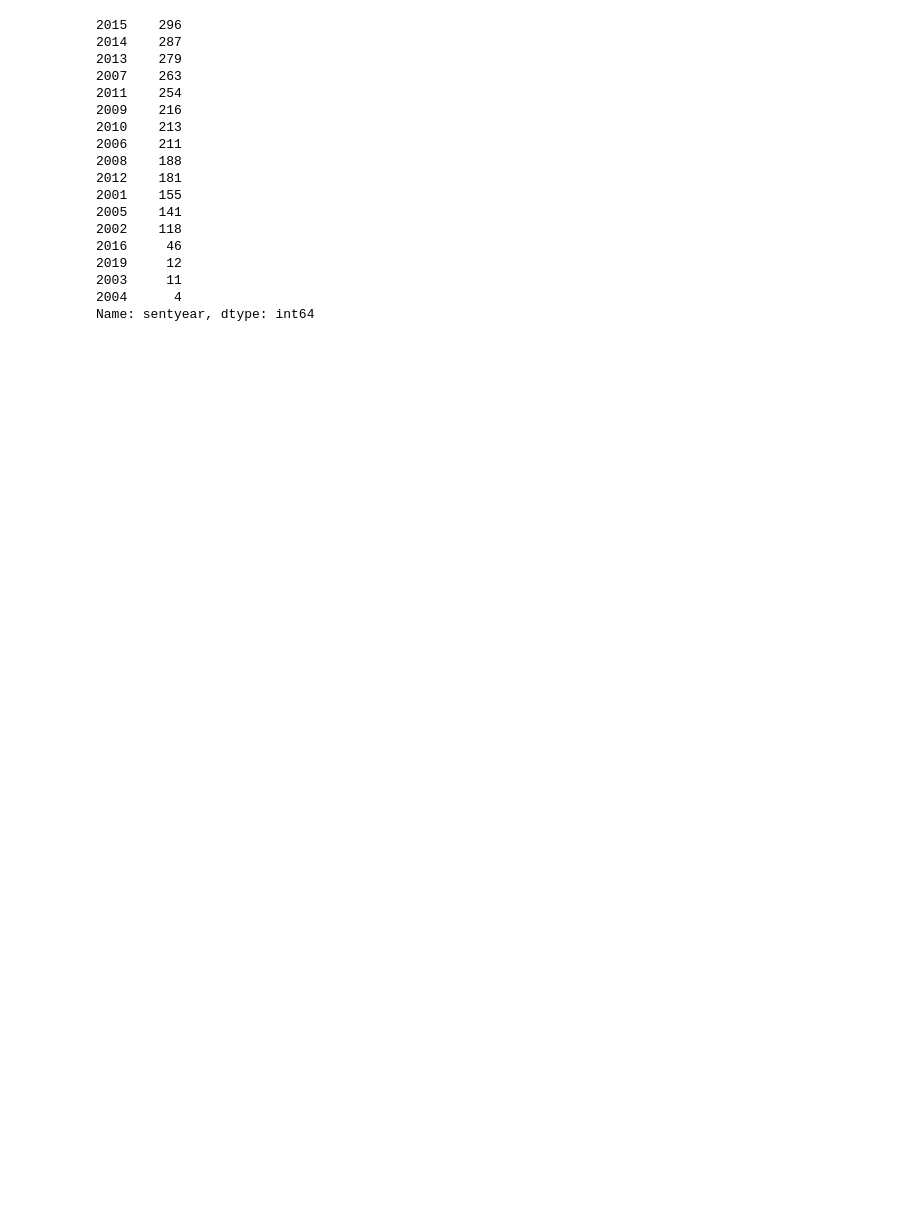
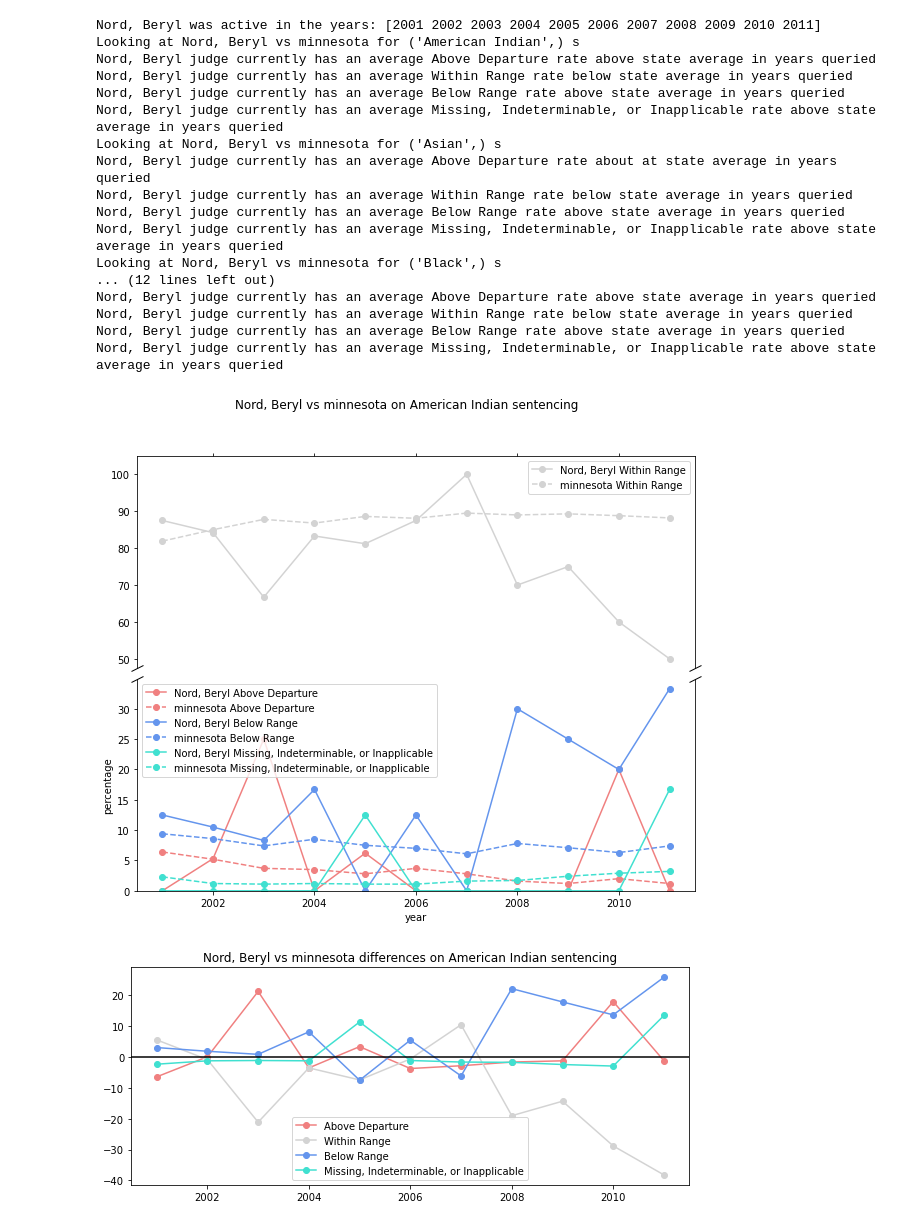
Before and after one commit to nitkiew2/QSIDE-JUSTFAIR-TOOLBOX, a Jupyter notebook: Package_testing.ipynb, the cells around one changed output. Drawn from its saved outputs; the diff is of its cells as text; code cells hidden in the pictures; blank space fills up the shorter version.

```diff
--- a/Package_testing.ipynb
+++ b/Package_testing.ipynb
@@ -80,21 +128,22 @@ output[2001][0]
 # %%
-states['minnesota'].data[states['minnesota'].data['judge'] == 'Rosas, Salvador']['sentyear'].value_counts()
+output = minnesota.individual_section_analysis_v2('judge','Nord, Beryl', ['race','departure'])
 # %% [output]
-2015    296
-2014    287
-2013    279
-2007    263
-2011    254
-2009    216
-2010    213
-2006    211
-2008    188
-2012    181
-2001    155
-2005    141
-2002    118
-2016     46
-2019     12
-2003     11
-2004      4
-Name: sentyear, dtype: int64
+Nord, Beryl was active in the years: [2001 2002 2003 2004 2005 2006 2007 2008 2009 2010 2011]
+Looking at Nord, Beryl vs minnesota for ('American Indian',) s
+Nord, Beryl judge currently has an average Above Departure rate above state average in years queried
+Nord, Beryl judge currently has an average Within Range rate below state average in years queried
+Nord, Beryl judge currently has an average Below Range rate above state average in years queried
+Nord, Beryl judge currently has an average Missing, Indeterminable, or Inapplicable rate above state average in years queried
+Looking at Nord, Beryl vs minnesota for ('Asian',) s
+Nord, Beryl judge currently has an average Above Departure rate about at state average in years queried
+Nord, Beryl judge currently has an average Within Range rate below state average in years queried
+Nord, Beryl judge currently has an average Below Range rate above state average in years queried
+Nord, Beryl judge currently has an average Missing, Indeterminable, or Inapplicable rate above state average in years queried
+Looking at Nord, Beryl vs minnesota for ('Black',) s
+... (12 lines left out)
+Nord, Beryl judge currently has an average Above Departure rate above state average in years queried
+Nord, Beryl judge currently has an average Within Range rate below state average in years queried
+Nord, Beryl judge currently has an average Below Range rate above state average in years queried
+Nord, Beryl judge currently has an average Missing, Indeterminable, or Inapplicable rate above state average in years queried
+[figure, added]
+[figure, added]
```
Also changed, not shown: parts of 16 cells of this notebook, 2 other files.
